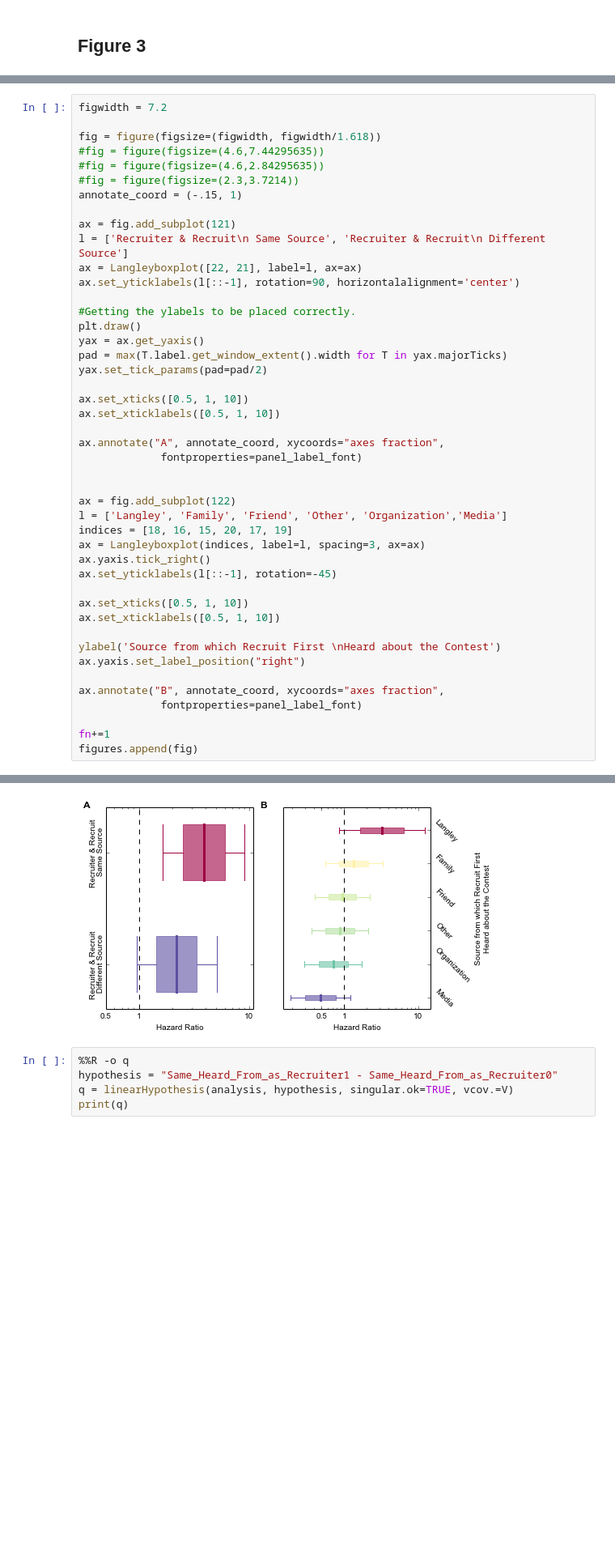
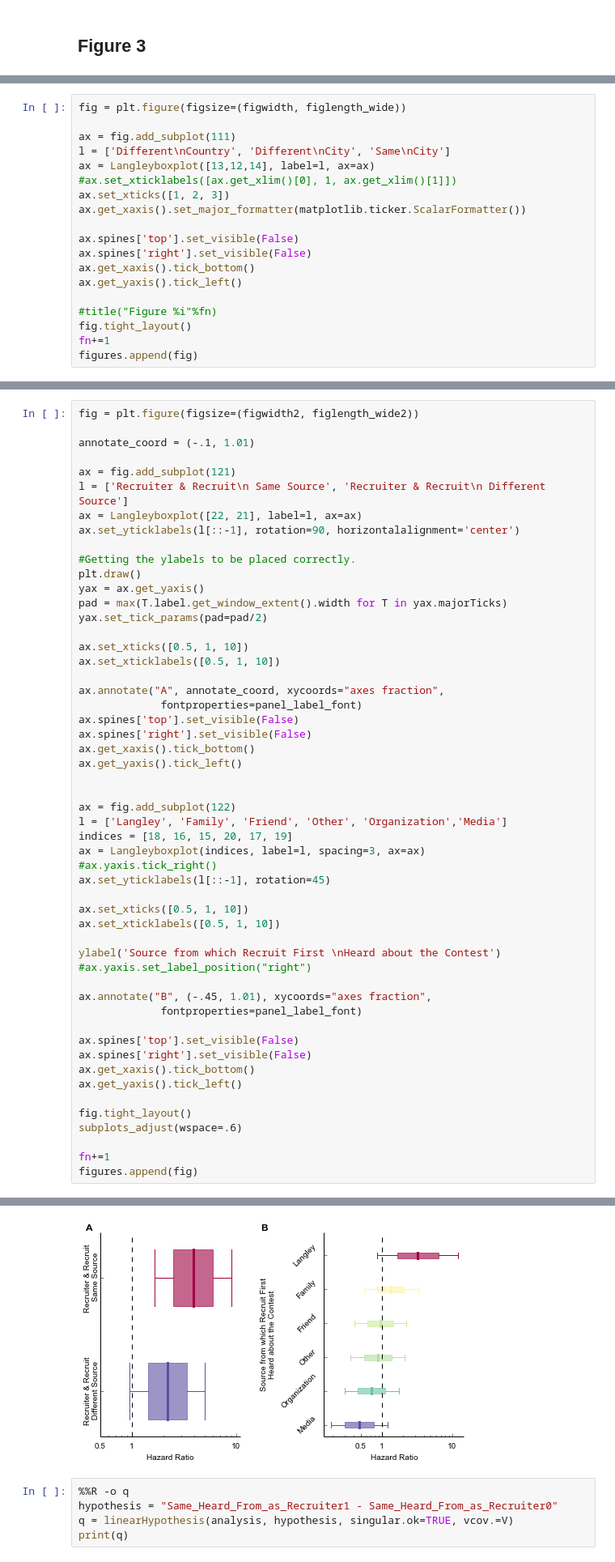
Before and after one commit to jeffalstott/Langley, a Jupyter notebook: Langley_Model.ipynb, the cells around one changed output, grey strips where cells are left out. Shown: that part at 81% size. Drawn from its saved outputs; the diff is of its cells as text; blank space fills up the shorter version.

```diff
--- a/Langley_Model.ipynb
+++ b/Langley_Model.ipynb
@@ -441,0 +711,19 @@ Figure 3
+# %%
+fig = plt.figure(figsize=(figwidth, figlength_wide))
+
+ax = fig.add_subplot(111)
+l = ['Different\nCountry', 'Different\nCity', 'Same\nCity']
+ax = Langleyboxplot([13,12,14], label=l, ax=ax)
+#ax.set_xticklabels([ax.get_xlim()[0], 1, ax.get_xlim()[1]])
+ax.set_xticks([1, 2, 3])
+ax.get_xaxis().set_major_formatter(matplotlib.ticker.ScalarFormatter())
+
+ax.spines['top'].set_visible(False)
+ax.spines['right'].set_visible(False)
+ax.get_xaxis().tick_bottom()
+ax.get_yaxis().tick_left()
+
+#title("Figure %i"%fn)
+fig.tight_layout()
+fn+=1
+figures.append(fig)
@@ -442,11 +761,7 @@ Figure 3
 # %%
-figwidth = 7.2
+fig = plt.figure(figsize=(figwidth2, figlength_wide2))
 
-fig = figure(figsize=(figwidth, figwidth/1.618))
-#fig = figure(figsize=(4.6,7.44295635))
-#fig = figure(figsize=(4.6,2.84295635))
-#fig = figure(figsize=(2.3,3.7214))
-annotate_coord = (-.15, 1)
+annotate_coord = (-.1, 1.01)
 
 ax = fig.add_subplot(121)
 l = ['Recruiter & Recruit\n Same Source', 'Recruiter & Recruit\n Different Source']
@@ -457,38 +772,50 @@ ax.set_yticklabels(l[::-1], rotation=90, horizontalalignment='center')
 plt.draw()
 yax = ax.get_yaxis()
 pad = max(T.label.get_window_extent().width for T in yax.majorTicks)
 yax.set_tick_params(pad=pad/2)
 
 ax.set_xticks([0.5, 1, 10])
 ax.set_xticklabels([0.5, 1, 10])
 
 ax.annotate("A", annotate_coord, xycoords="axes fraction",
              fontproperties=panel_label_font)
+ax.spines['top'].set_visible(False)
+ax.spines['right'].set_visible(False)
+ax.get_xaxis().tick_bottom()
+ax.get_yaxis().tick_left()
 
 
 ax = fig.add_subplot(122)
 l = ['Langley', 'Family', 'Friend', 'Other', 'Organization','Media']
 indices = [18, 16, 15, 20, 17, 19]
 ax = Langleyboxplot(indices, label=l, spacing=3, ax=ax)
-ax.yaxis.tick_right()
-ax.set_yticklabels(l[::-1], rotation=-45)
+#ax.yaxis.tick_right()
+ax.set_yticklabels(l[::-1], rotation=45)
 
 ax.set_xticks([0.5, 1, 10])
 ax.set_xticklabels([0.5, 1, 10])
 
 ylabel('Source from which Recruit First \nHeard about the Contest')
-ax.yaxis.set_label_position("right")
+#ax.yaxis.set_label_position("right")
 
-ax.annotate("B", annotate_coord, xycoords="axes fraction",
+ax.annotate("B", (-.45, 1.01), xycoords="axes fraction",
              fontproperties=panel_label_font)
+
+ax.spines['top'].set_visible(False)
+ax.spines['right'].set_visible(False)
+ax.get_xaxis().tick_bottom()
+ax.get_yaxis().tick_left()
+
+fig.tight_layout()
+subplots_adjust(wspace=.6)
 
 fn+=1
 figures.append(fig)
 # %% [output]
 ['Same_Heard_From_as_Recruiter1' 'Same_Heard_From_as_Recruiter0']
 ['Heard_From4' 'Heard_From2' 'Heard_From1' 'Heard_From100' 'Heard_From3'
  'Heard_From5']
-[figure, old version]
+[figure, new version]
 # %%
 %%R -o q
 hypothesis = "Same_Heard_From_as_Recruiter1 - Same_Heard_From_as_Recruiter0"
```
Also changed, not shown: parts of 20 cells of this notebook, 2 other files.
